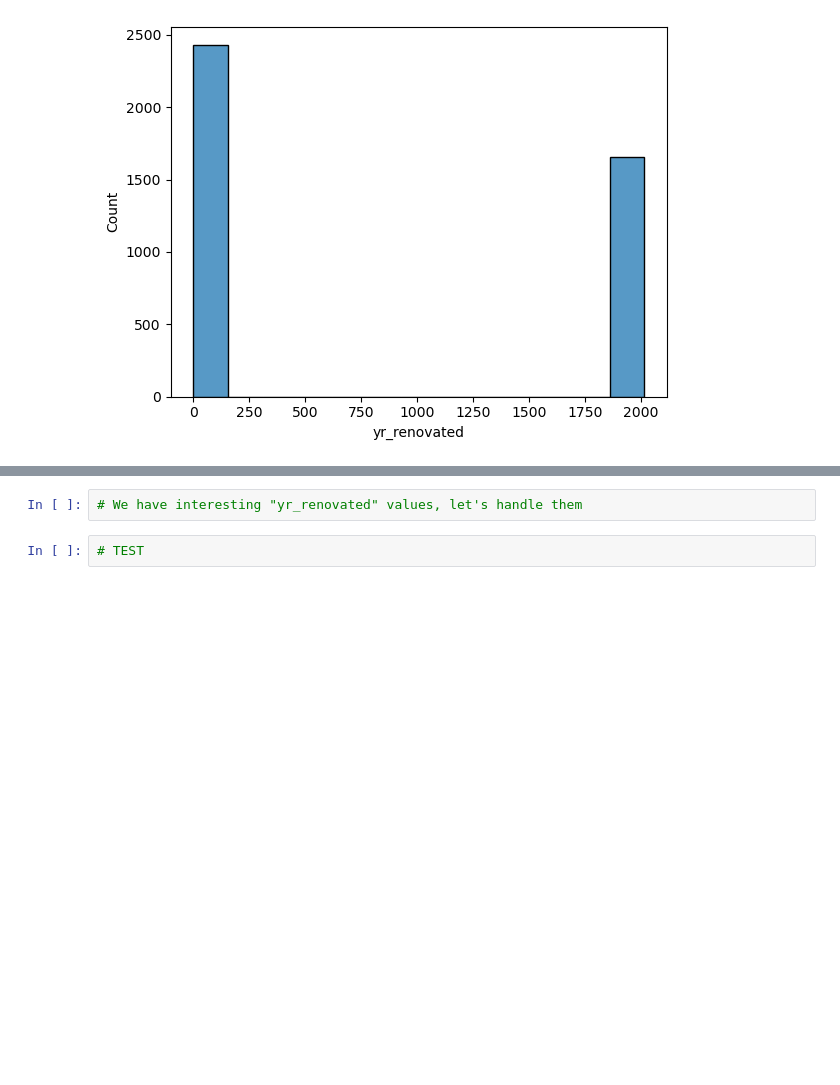
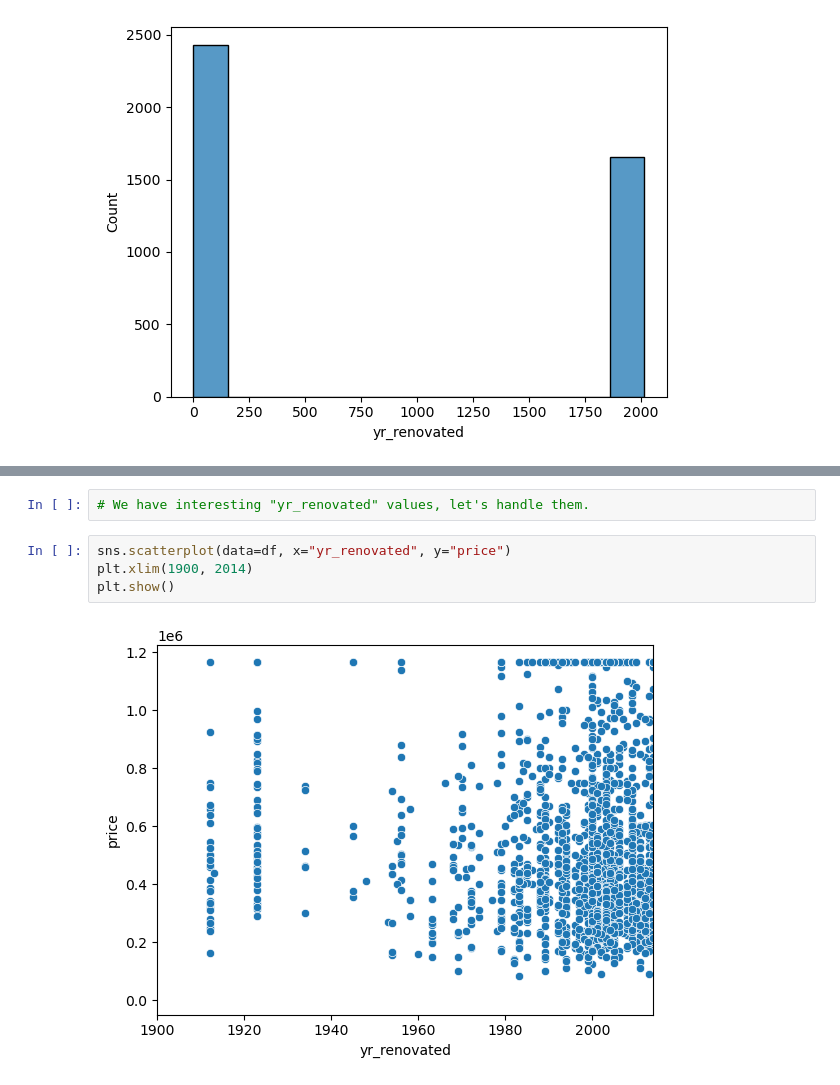
Before and after one commit to ayberkozcan/regression-exercises, a Jupyter notebook: Analyzing USA House Prices/analyzing_USA_house_prices.ipynb, the cells around one changed output, grey strips where cells are left out. Cells and saved outputs as stored; diff of their text form; blank space fills up the shorter version.

```diff
--- a/Analyzing USA House Prices/analyzing_USA_house_prices.ipynb
+++ b/Analyzing USA House Prices/analyzing_USA_house_prices.ipynb
@@ -360,4 +366,8 @@ array([   0., 2007., 2003., 2006., 1970., 2009., 1990., 1994., 2000.,
 # %%
-# We have interesting "yr_renovated" values, let's handle them
+# We have interesting "yr_renovated" values, let's handle them.
-# %%
-# TEST
+# %%
+sns.scatterplot(data=df, x="yr_renovated", y="price")
+plt.xlim(1900, 2014)
+plt.show()
+# %% [output]
+[figure, added]
```
Also changed, not shown: parts of 25 cells of this notebook, 1 other file.
